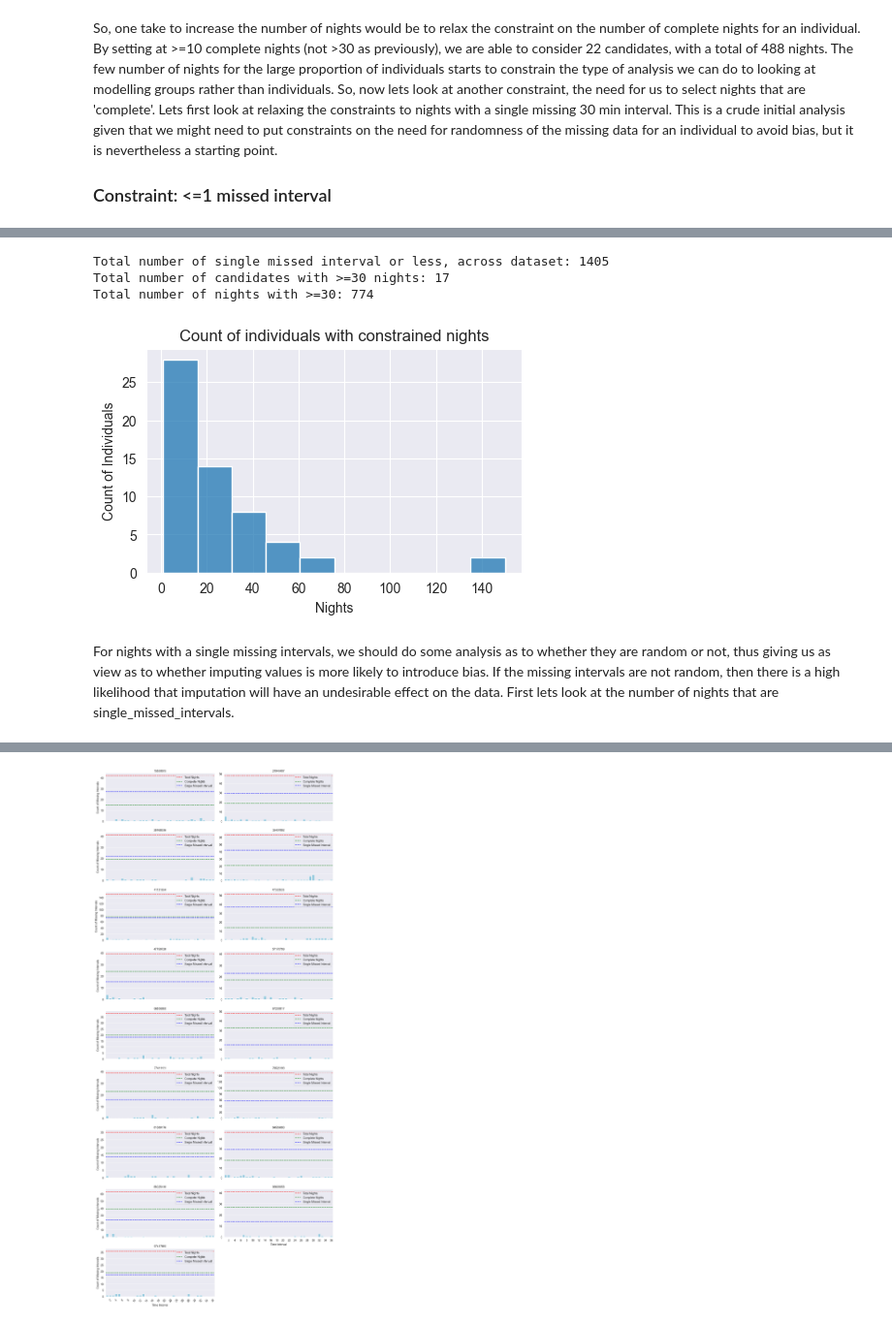
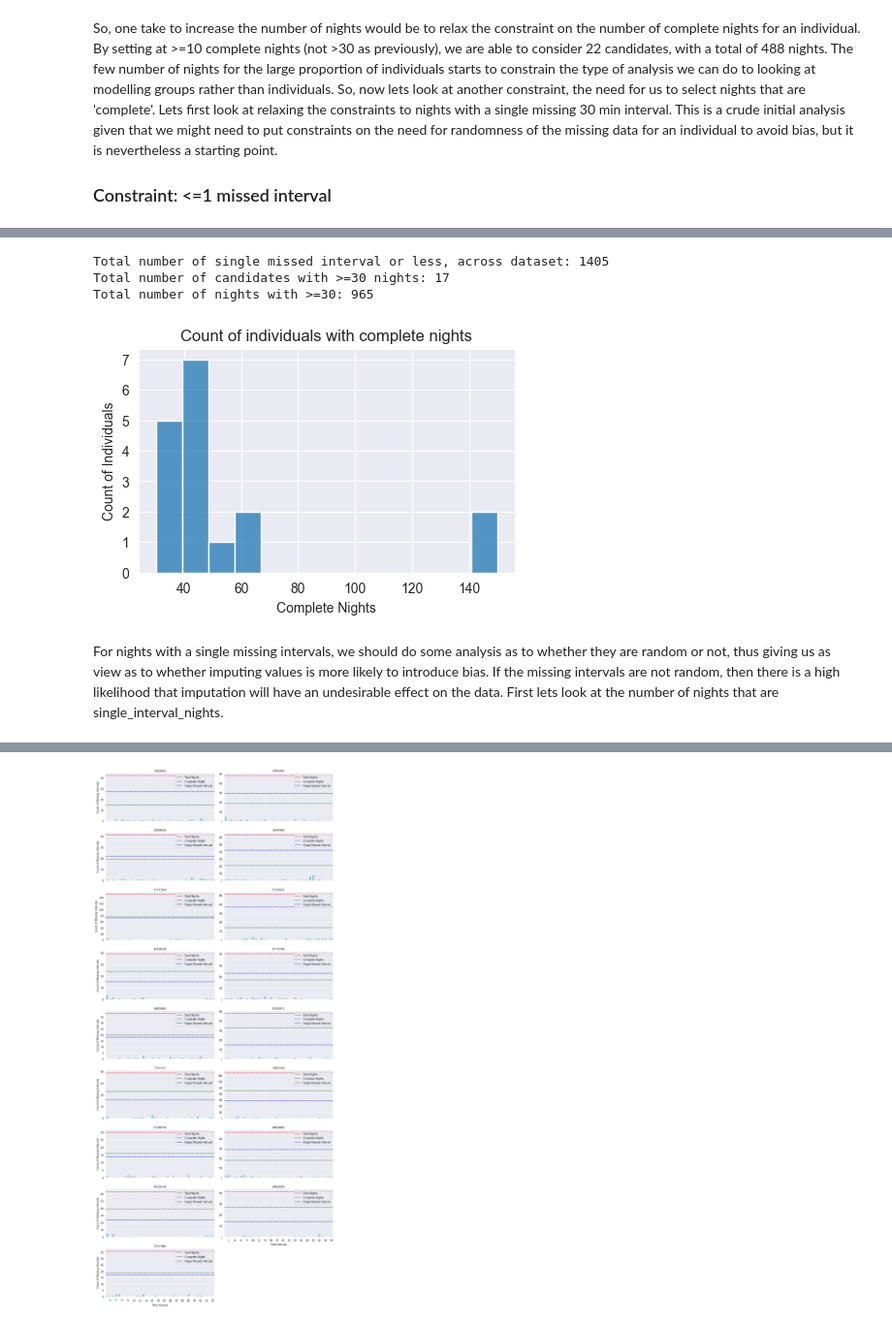
Before and after one commit to rdbrist/masters_project, a Jupyter notebook: notebooks/2.01-rd-candidate-selection-analysis.ipynb, the cells around one changed output, grey strips where cells are left out. Shown at 97% size. Saved outputs shown, nothing was run; the diff lists cells and outputs as text; code cells hidden in the pictures.

Commit message:
Fixed up the stats after making singel_interval_nights a stat, which has recalculated to different totals

```diff
--- a/notebooks/2.01-rd-candidate-selection-analysis.ipynb
+++ b/notebooks/2.01-rd-candidate-selection-analysis.ipynb
@@ -425,7 +417,7 @@ memory usage: 1.9+ KB
 # %%
 min_nights = 30
-df_one_missed['single_missed_interval'] = df_one_missed['missed_interval_vectors'].apply(lambda x: sum(1 for v in x if sum(v) == 1))
-df_one_missed['total_nights'] = df_one_missed['single_missed_interval'] + df_one_missed['complete_nights']
+df_one_missed = df_overall_stats[['missed_interval_vectors', 'complete_nights', 'single_interval_nights']].copy()
+df_one_missed['total_nights'] = df_one_missed['single_interval_nights'] + df_one_missed['complete_nights']
 df_one_missed = df_one_missed[df_one_missed['total_nights']!=0]
 
 def filter_vectors(row):
@@ -434,24 +426,17 @@ def filter_vectors(row):
 # Apply the function to create a new column
 df_one_missed["new_vectors"] = df_one_missed.apply(filter_vectors, axis=1)
 # %%
+df_filtered = df_one_missed[df_one_missed['total_nights']>=min_nights].copy()
+print(f'Total number of single missed interval or less, across dataset: {str(df_one_missed["total_nights"].sum())}')
+print(f'Total number of candidates with >={min_nights} nights: {len(df_filtered.index.unique())}')
+print(f'Total number of nights with >={min_nights}: {df_filtered["total_nights"].sum()}')
 
-print(f'Total number of single missed interval or less, across dataset: {str(df_one_missed["total_nights"].sum())}')
-df_hist2 = df_one_missed.reset_index().groupby(['total_nights']).agg({'id':'count'}).sort_values('total_nights', ascending=False)
-print(f'Total number of candidates with >=30 nights: {df_hist2.reset_index().query("total_nights >= @min_nights")["id"].sum()}')
-print(f'Total number of nights with >=30: {df_hist2.reset_index().query("total_nights >= @min_nights")["total_nights"].sum()}')
-
-import seaborn as sns
-plt.subplots(figsize=(5, 3))
-sns.histplot(df_one_missed[df_one_missed['total_nights']!=0].reset_index()['total_nights'])
-plt.title('Count of individuals with constrained nights')
-plt.xlabel('Nights')
-plt.ylabel('Count of Individuals')
-plt.show()
+plot_constrained_nights(df_filtered.reset_index()['total_nights'])
 # %% [output]
 Total number of single missed interval or less, across dataset: 1405
 Total number of candidates with >=30 nights: 17
-Total number of nights with >=30: 774
+Total number of nights with >=30: 965
-[figure, old version]
+[figure, new version]
 # %% [markdown]
-For nights with a single missing intervals, we should do some analysis as to whether they are random or not, thus giving us as view as to whether imputing values is more likely to introduce bias. If the missing intervals are not random, then there is a high likelihood that imputation will have an undesirable effect on the data. First lets look at the number of nights that are single_missed_intervals.
+For nights with a single missing intervals, we should do some analysis as to whether they are random or not, thus giving us as view as to whether imputing values is more likely to introduce bias. If the missing intervals are not random, then there is a high likelihood that imputation will have an undesirable effect on the data. First lets look at the number of nights that are single_interval_nights.
 # %%
```
Also changed, not shown: parts of 9 cells of this notebook, 3 other files.
